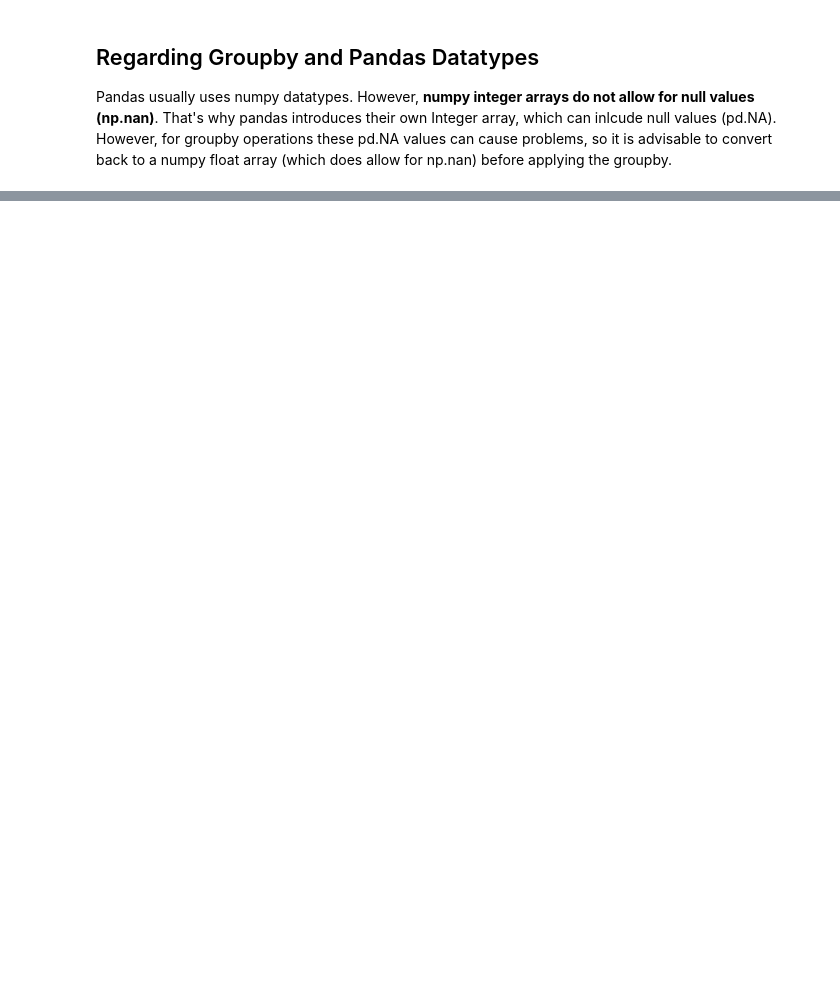
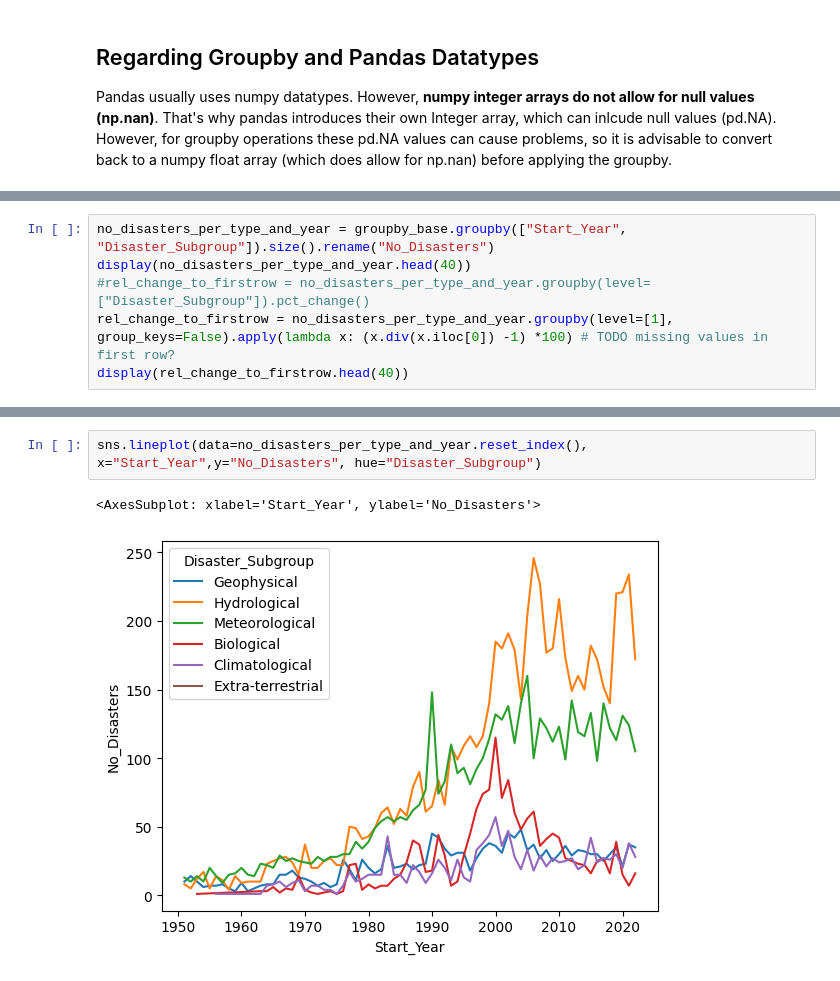
Before and after one commit to r-Files/DOPP, a Jupyter notebook: jupyter_notebooks/lab_question_c.ipynb, the cells around one changed output, grey strips where cells are left out. Saved outputs shown, nothing was run; the diff lists cells and outputs as text; blank space fills up the shorter version.

```diff
--- a/jupyter_notebooks/lab_question_c.ipynb
+++ b/jupyter_notebooks/lab_question_c.ipynb
@@ -39,0 +74,6 @@ groupby_base.groupby(["Disaster_Subgroup"]).mean()
+# %%
+no_disasters_per_type_and_year = groupby_base.groupby(["Start_Year", "Disaster_Subgroup"]).size().rename("No_Disasters")
+display(no_disasters_per_type_and_year.head(40))
+#rel_change_to_firstrow = no_disasters_per_type_and_year.groupby(level=["Disaster_Subgroup"]).pct_change()
+rel_change_to_firstrow = no_disasters_per_type_and_year.groupby(level=[1], group_keys=False).apply(lambda x: (x.div(x.iloc[0]) -1) *100) # TODO missing values in first row?
+display(rel_change_to_firstrow.head(40))
@@ -39,0 +115,5 @@ groupby_base.groupby(["Disaster_Subgroup"]).mean()
+# %%
+sns.lineplot(data=no_disasters_per_type_and_year.reset_index(), x="Start_Year",y="No_Disasters", hue="Disaster_Subgroup")
+# %% [output]
+<AxesSubplot: xlabel='Start_Year', ylabel='No_Disasters'>
+[figure, added]
```
Also changed, not shown: parts of 12 cells of this notebook, 1 other file.
